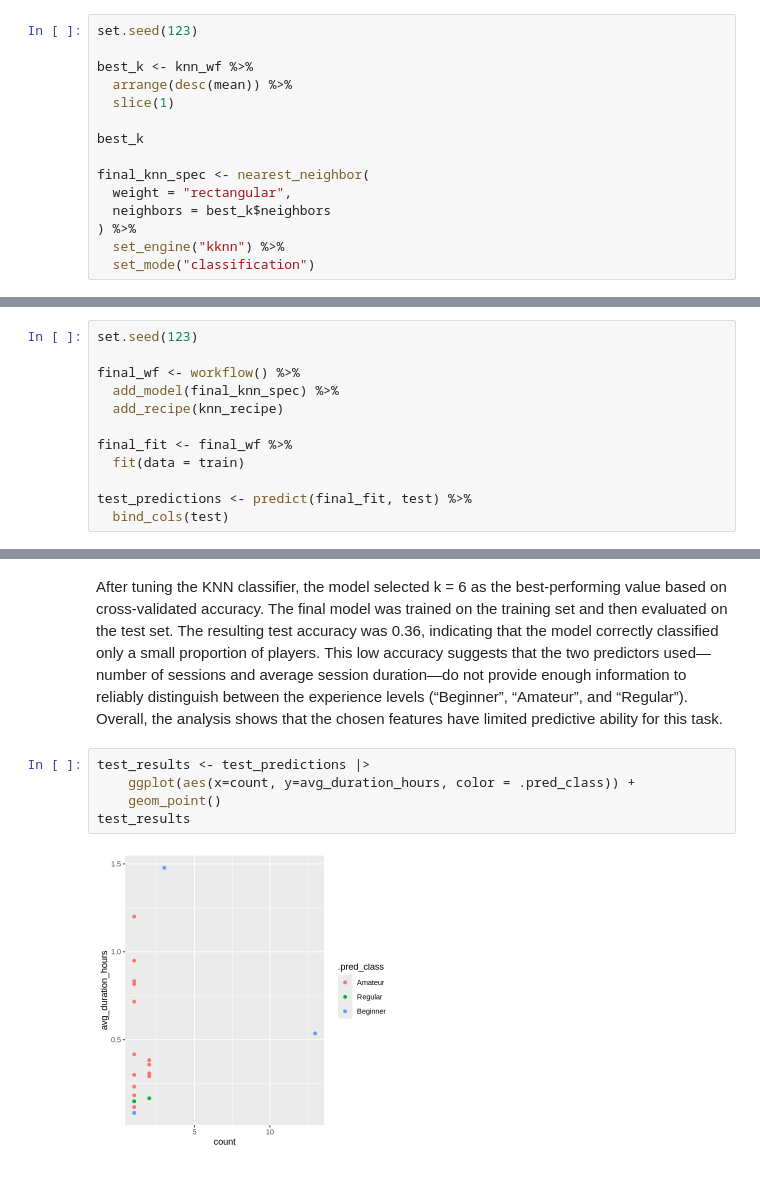
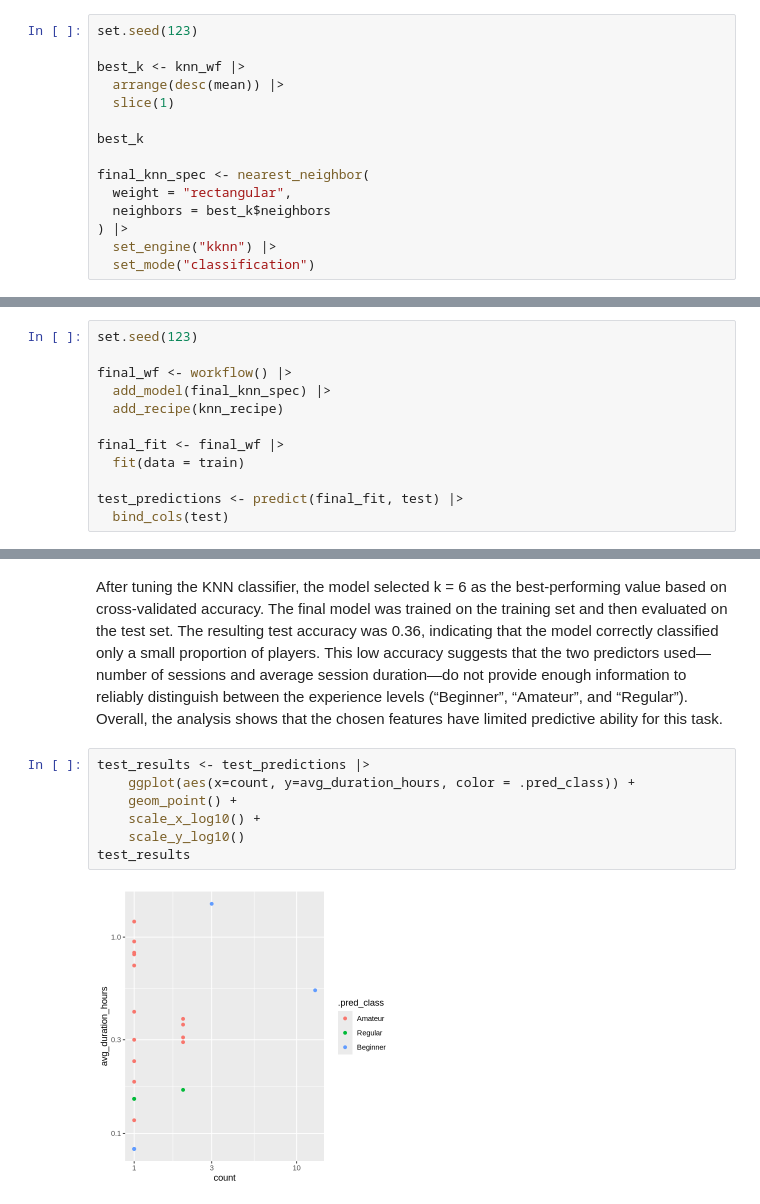
Before and after one commit to E000H/dsci-100-2025-group-008-22-, a Jupyter notebook: individual_project.ipynb, the cells around one changed output, grey strips where cells are left out. Drawn from its saved outputs; the diff is of its cells as text.

```diff
--- a/individual_project.ipynb
+++ b/individual_project.ipynb
@@ -306,8 +306,8 @@ The training set was resampled using 3-fold cross-validation, and the number of
 # %%
 set.seed(123)
 
-best_k <- knn_wf %>%
-  arrange(desc(mean)) %>%
+best_k <- knn_wf |>
+  arrange(desc(mean)) |>
   slice(1)
 
 best_k
@@ -315,8 +315,8 @@ best_k
 final_knn_spec <- nearest_neighbor(
   weight = "rectangular",
   neighbors = best_k$neighbors
-) %>%
-  set_engine("kknn") %>%
+) |>
+  set_engine("kknn") |>
   set_mode("classification")
 # %% [output]
 A tibble: 1 × 7
@@ -342,14 +342,14 @@ ggplot(accuracy_results, aes(x = neighbors, y = mean)) +
 # %%
 set.seed(123)
 
-final_wf <- workflow() %>%
-  add_model(final_knn_spec) %>%
+final_wf <- workflow() |>
+  add_model(final_knn_spec) |>
   add_recipe(knn_recipe)
 
-final_fit <- final_wf %>%
+final_fit <- final_wf |>
   fit(data = train)
 
-test_predictions <- predict(final_fit, test) %>%
+test_predictions <- predict(final_fit, test) |>
   bind_cols(test)
 # %%
 set.seed(123)
@@ -369,7 +369,9 @@ After tuning the KNN classifier, the model selected k = 6 as the best-performing
 # %%
 test_results <- test_predictions |>
     ggplot(aes(x=count, y=avg_duration_hours, color = .pred_class)) +
-    geom_point()
+    geom_point() +
+    scale_x_log10() +
+    scale_y_log10()
 test_results
 # %% [output]
-[figure, old version]
+[figure, new version]
```
Also changed, not shown: parts of 1 cell of this notebook.
